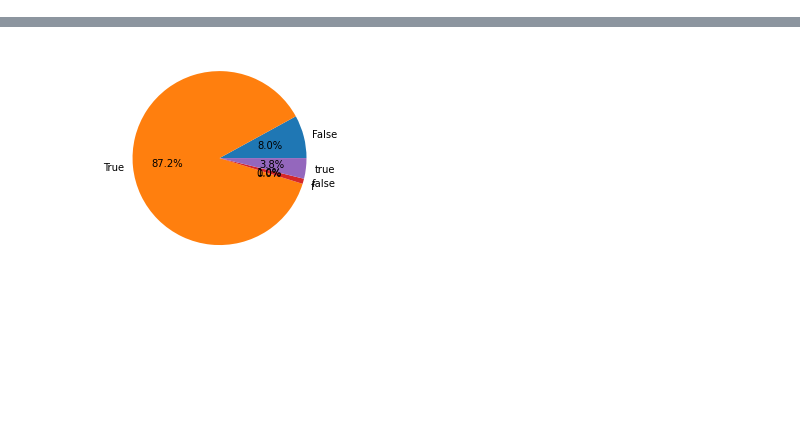
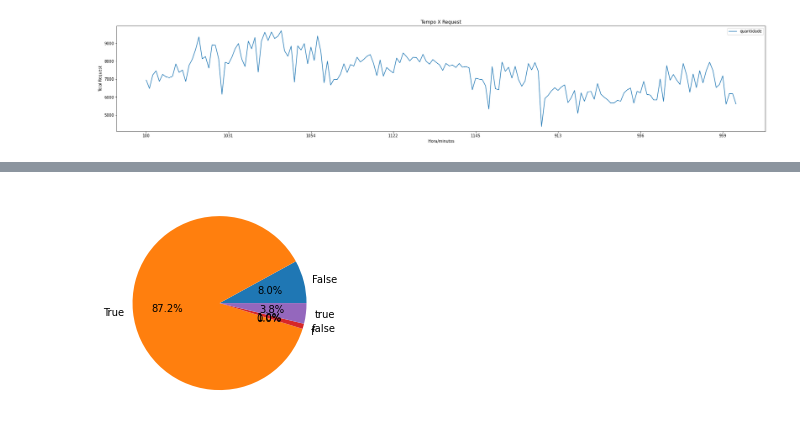
Before and after one commit to girotodenis/python, a Jupyter notebook: RelatorioTesteCarga.ipynb, the cells around one changed output, grey strips where cells are left out. Saved outputs shown, nothing was run; the diff lists cells and outputs as text; code cells hidden in the pictures; blank space fills up the shorter version.

```diff
--- a/RelatorioTesteCarga.ipynb
+++ b/RelatorioTesteCarga.ipynb
@@ -13,3 +13,21 @@ import plotly.graph_objs as go
 %matplotlib inline
 
 py.init_notebook_mode(connected=False)
+# %%
+df = pd.read_csv('/content/acesso_prod_tempo_dia_14_mes_11.csv')
+df['SEGUNDO'] = df['SEGUNDO'].apply(trunc)
+df['hour_min'] = df['HORA'].astype(dtype='str') + df['MINUTO'].astype(dtype='str')
+df['hour_sec'] = df['HORA'].astype(dtype='str') + df['MINUTO'].astype(dtype='str')+ df['SEGUNDO'].astype(dtype='str')
+df = df.sort_values(['hour_sec'],ascending = (True))
+print(df.shape)
+df.head()
+# %%
+df = df[((df['HORA']>8)&(df['HORA']<12))]
+# %%
+df2 = df.groupby(['hour_min']).size().reset_index(name='quantidade')
+fig, ax = plt.subplots(figsize=(30,5))
+ax = df2.plot(ax=ax, kind='line', x='hour_min', y='quantidade', xlabel="Hora/minutos", ylabel="Total Request", title="Tempo X Request")
+plt.legend(loc='best')
+plt.show()
+# %% [output]
+[figure, added]
```
Also changed, not shown: parts of 14 cells of this notebook.
